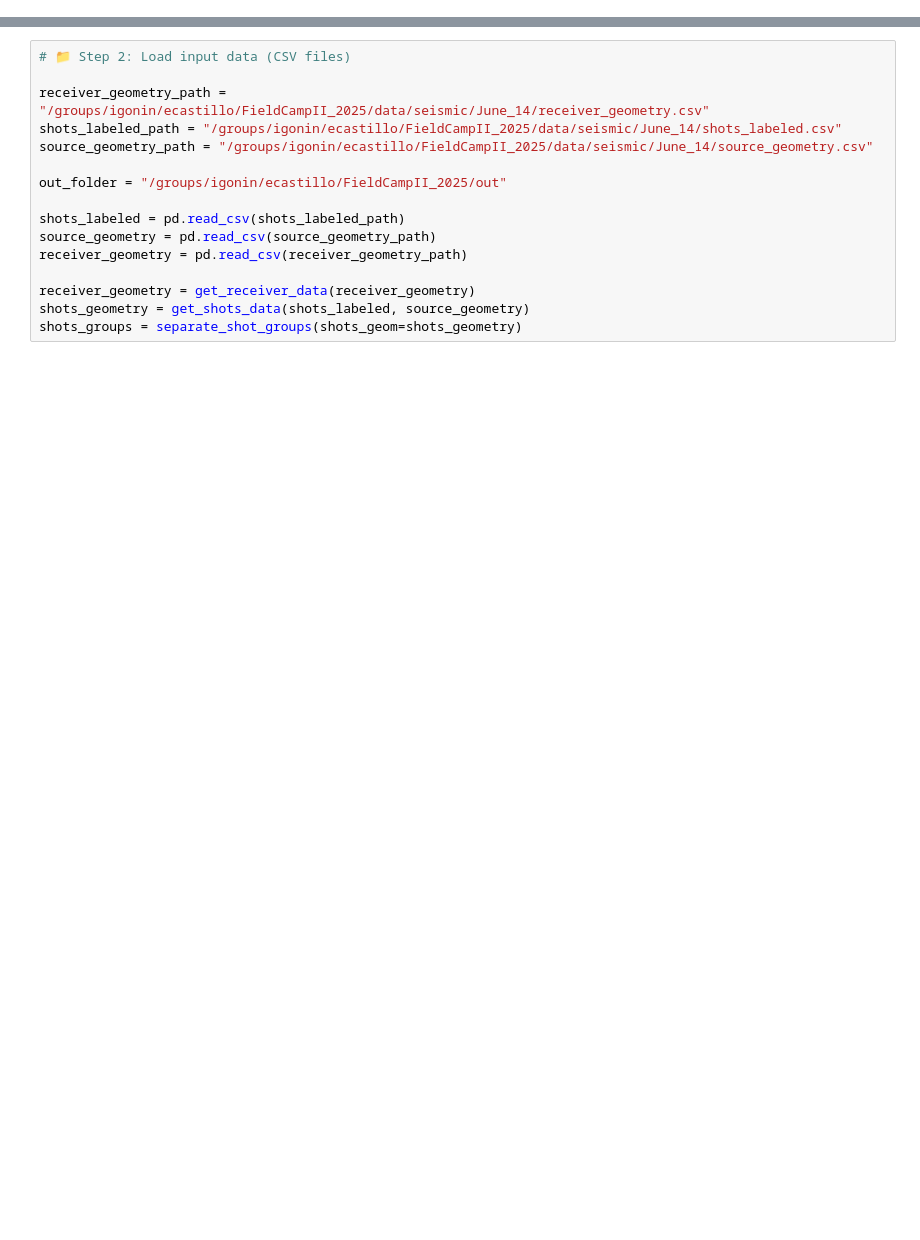
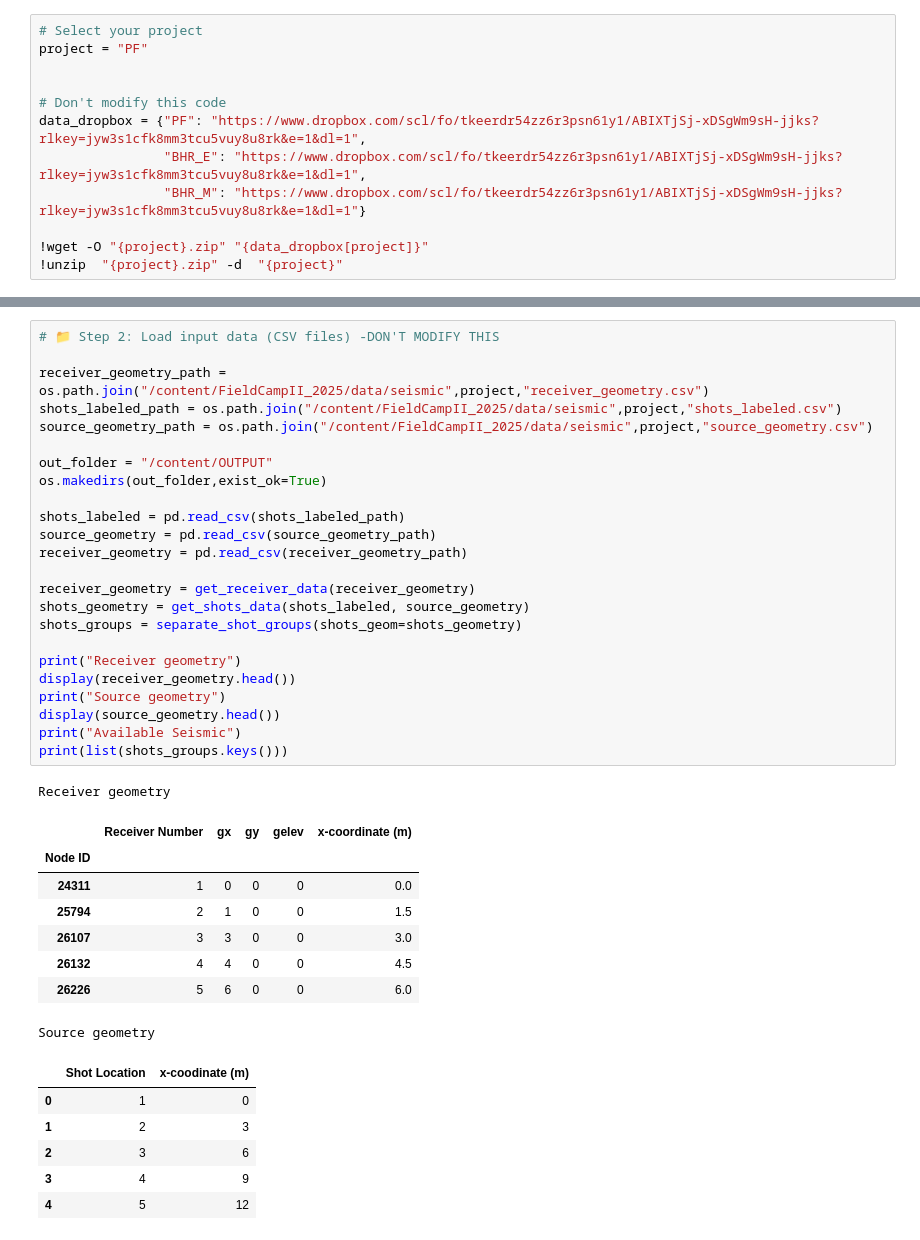
Before and after one commit to ecastillot/FieldCampII_2025, a Jupyter notebook: examples/seismic/seismic_processing_colab.ipynb, the cells around one changed output, grey strips where cells are left out. Saved outputs shown, nothing was run; the diff lists cells and outputs as text; blank space fills up the shorter version.

Commit message:
seismic

```diff
--- a/examples/seismic/seismic_processing_colab.ipynb
+++ b/examples/seismic/seismic_processing_colab.ipynb
@@ -7,0 +67,12 @@ This notebook guides you through the steps of reading, visualizing, and processi
+# %%
+# Select your project
+project = "PF"
+
+
+# Don't modify this code
+data_dropbox = {"PF": "https://www.dropbox.com/scl/fo/tkeerdr54zz6r3psn61y1/ABIXTjSj-xDSgWm9sH-jjks?rlkey=jyw3s1cfk8mm3tcu5vuy8u8rk&e=1&dl=1",
+                "BHR_E": "https://www.dropbox.com/scl/fo/tkeerdr54zz6r3psn61y1/ABIXTjSj-xDSgWm9sH-jjks?rlkey=jyw3s1cfk8mm3tcu5vuy8u8rk&e=1&dl=1",
+                "BHR_M": "https://www.dropbox.com/scl/fo/tkeerdr54zz6r3psn61y1/ABIXTjSj-xDSgWm9sH-jjks?rlkey=jyw3s1cfk8mm3tcu5vuy8u8rk&e=1&dl=1"}
+
+!wget -O "{project}.zip" "{data_dropbox[project]}"
+!unzip  "{project}.zip" -d  "{project}"
@@ -24,18 +115,42 @@ from seismic import (
     process_and_export_shots    # performs waveform slicing, filtering, plotting, exporting
 )
 # %%
-# 📁 Step 2: Load input data (CSV files)
+# 📁 Step 2: Load input data (CSV files) -DON'T MODIFY THIS
 
-receiver_geometry_path = "/groups/igonin/ecastillo/FieldCampII_2025/data/seismic/June_14/receiver_geometry.csv"
-shots_labeled_path = "/groups/igonin/ecastillo/FieldCampII_2025/data/seismic/June_14/shots_labeled.csv"
-source_geometry_path = "/groups/igonin/ecastillo/FieldCampII_2025/data/seismic/June_14/source_geometry.csv"
+receiver_geometry_path = os.path.join("/content/FieldCampII_2025/data/seismic",project,"receiver_geometry.csv")
+shots_labeled_path = os.path.join("/content/FieldCampII_2025/data/seismic",project,"shots_labeled.csv")
+source_geometry_path = os.path.join("/content/FieldCampII_2025/data/seismic",project,"source_geometry.csv")
 
-out_folder = "/groups/igonin/ecastillo/FieldCampII_2025/out"
+out_folder = "/content/OUTPUT"
+os.makedirs(out_folder,exist_ok=True)
 
 shots_labeled = pd.read_csv(shots_labeled_path)
 source_geometry = pd.read_csv(source_geometry_path)
 receiver_geometry = pd.read_csv(receiver_geometry_path)
 
 receiver_geometry = get_receiver_data(receiver_geometry)
 shots_geometry = get_shots_data(shots_labeled, source_geometry)
 shots_groups = separate_shot_groups(shots_geom=shots_geometry)
+
+print("Receiver geometry")
+display(receiver_geometry.head())
+print("Source geometry")
+display(source_geometry.head())
+print("Available Seismic")
+print(list(shots_groups.keys()))
+# %% [output]
+Receiver geometry
+|  | Receiver Number | gx | gy | gelev | x-coordinate (m) |
+| Node ID |  |  |  |  |  |
+| 24311 | 1 | 0 | 0 | 0 | 0.0 |
+| 25794 | 2 | 1 | 0 | 0 | 1.5 |
+| 26107 | 3 | 3 | 0 | 0 | 3.0 |
+| 26132 | 4 | 4 | 0 | 0 | 4.5 |
+| 26226 | 5 | 6 | 0 | 0 | 6.0 |
+Source geometry
+|  | Shot Location | x-coodinate (m) |
+| 0 | 1 | 0 |
+| 1 | 2 | 3 |
+| 2 | 3 | 6 |
+| 3 | 4 | 9 |
+| 4 | 5 | 12 |
```
Also changed, not shown: parts of 23 cells of this notebook, 1 other file.
